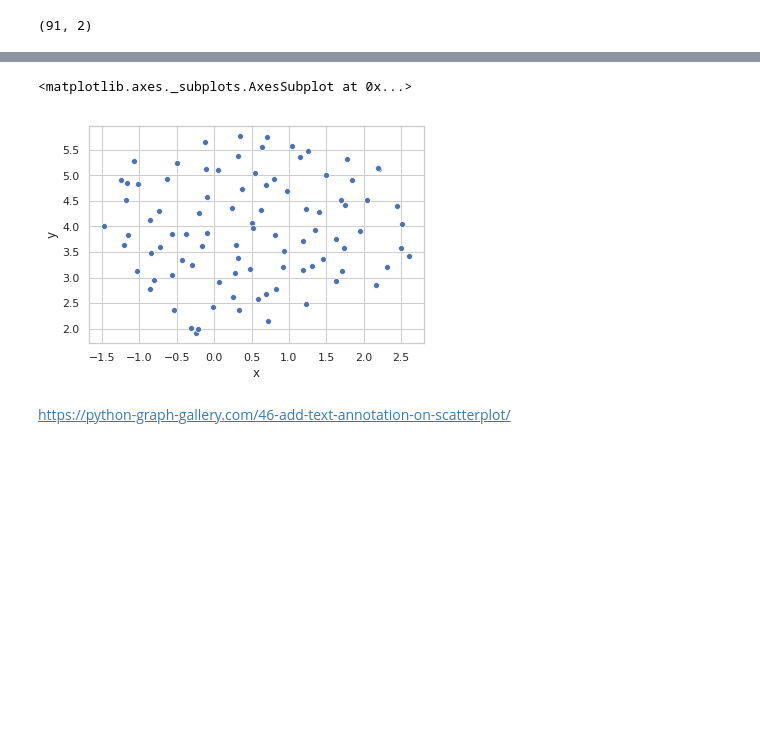
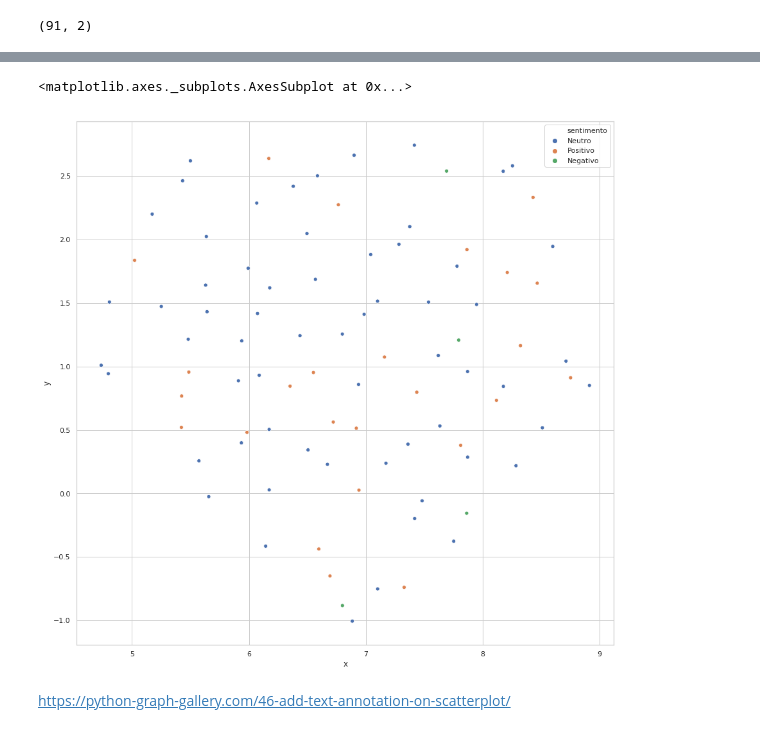
Before and after one commit to cabrau/datavis-course, a Jupyter notebook: projeto_final/pre_processing_text.ipynb, the cells around one changed output, grey strips where cells are left out. Saved outputs shown, nothing was run; the diff lists cells and outputs as text; code cells hidden in the pictures; blank space fills up the shorter version.

```diff
--- a/projeto_final/pre_processing_text.ipynb
+++ b/projeto_final/pre_processing_text.ipynb
@@ -8,7 +8,7 @@ import matplotlib.pyplot as plt
 import seaborn as sns
 %matplotlib inline
 # %%
-df = pd.read_csv('belchior.csv',sep='¢')
+df = pd.read_csv('belchior.csv')
 # %%
 df
 # %% [output]
@@ -46,7 +46,7 @@ list(zip(df['titulo'],df['letra']))[0:3]
 # Contagem de palavras
 # %%
 df['letra'] = [letra.replace('</p>',' ') for letra in df['letra']]
-df['tamanho'] = [len(letra) for letra in df['letra']]
+df['tamanho'] = [len(letra.split()) for letra in df['letra']]
 # %%
 df.sort_values(by='tamanho', ascending=False).head()
 # %% [output]
@@ -130,6 +131,7 @@ def normalize_text(txt):
     txt = txt.replace('!','')
     txt = txt.replace('?','')
     txt = txt.replace("\\","")
+    txt = txt.replace("`","")
     txt = txt.replace('</p>','')
     return txt
 # %% [markdown]
@@ -451,0 +464,4 @@ df_scatter.head()
+# %%
+df['x'] = list(df_scatter['x'])
+df['y'] = list(df_scatter['y'])
+df.head()
@@ -452,8 +475,9 @@ df_scatter.head()
 # %%
-sns.scatterplot(x="x", y="y", data=df_scatter)
+plt.figure(figsize=(15, 15))
+sns.scatterplot(x="x", y="y", hue = 'sentimento', data=df)
 # %% [output]
 <matplotlib.axes._subplots.AxesSubplot at 0x...>
-[figure, old version]
+[figure, new version]
 # %% [markdown]
 https://python-graph-gallery.com/46-add-text-annotation-on-scatterplot/
 # %% [markdown]
```
Also changed, not shown: parts of 28 cells of this notebook, 2 other files.
